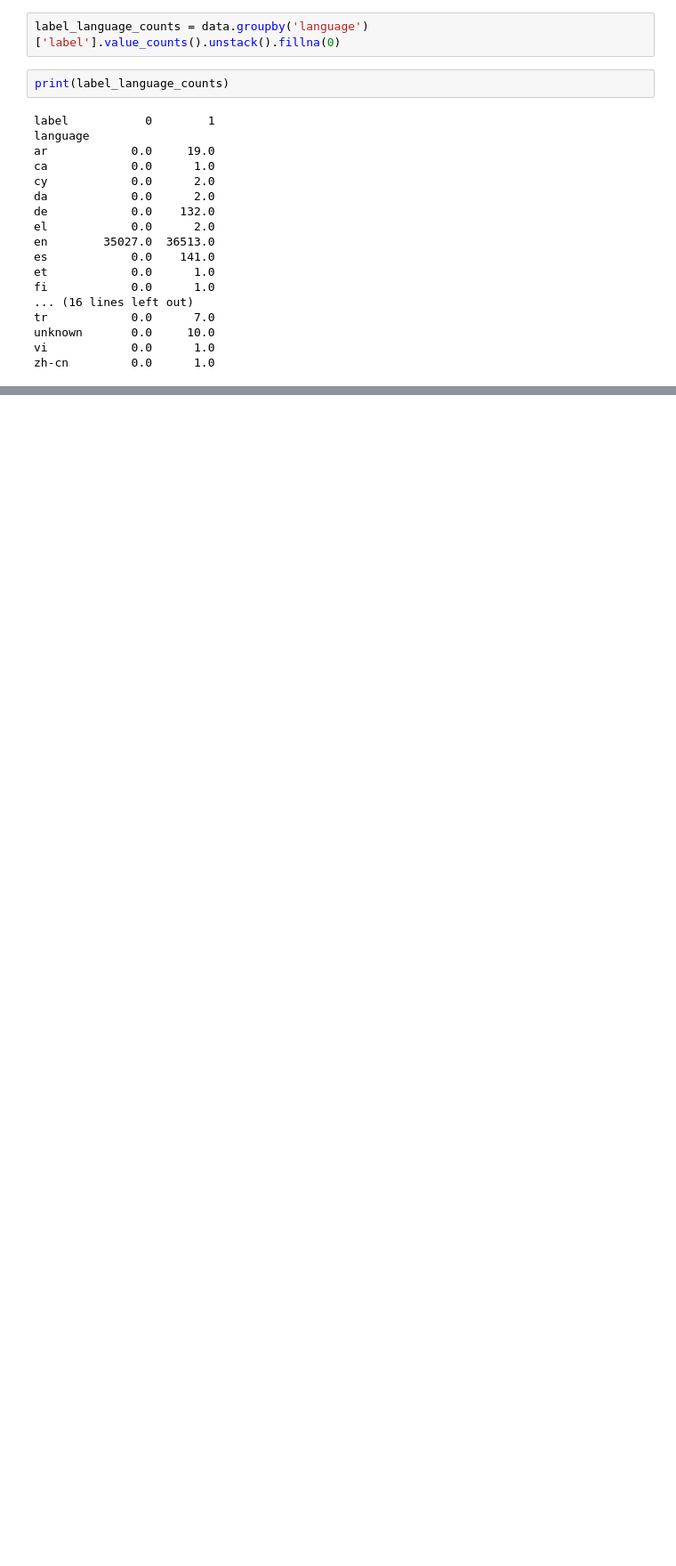
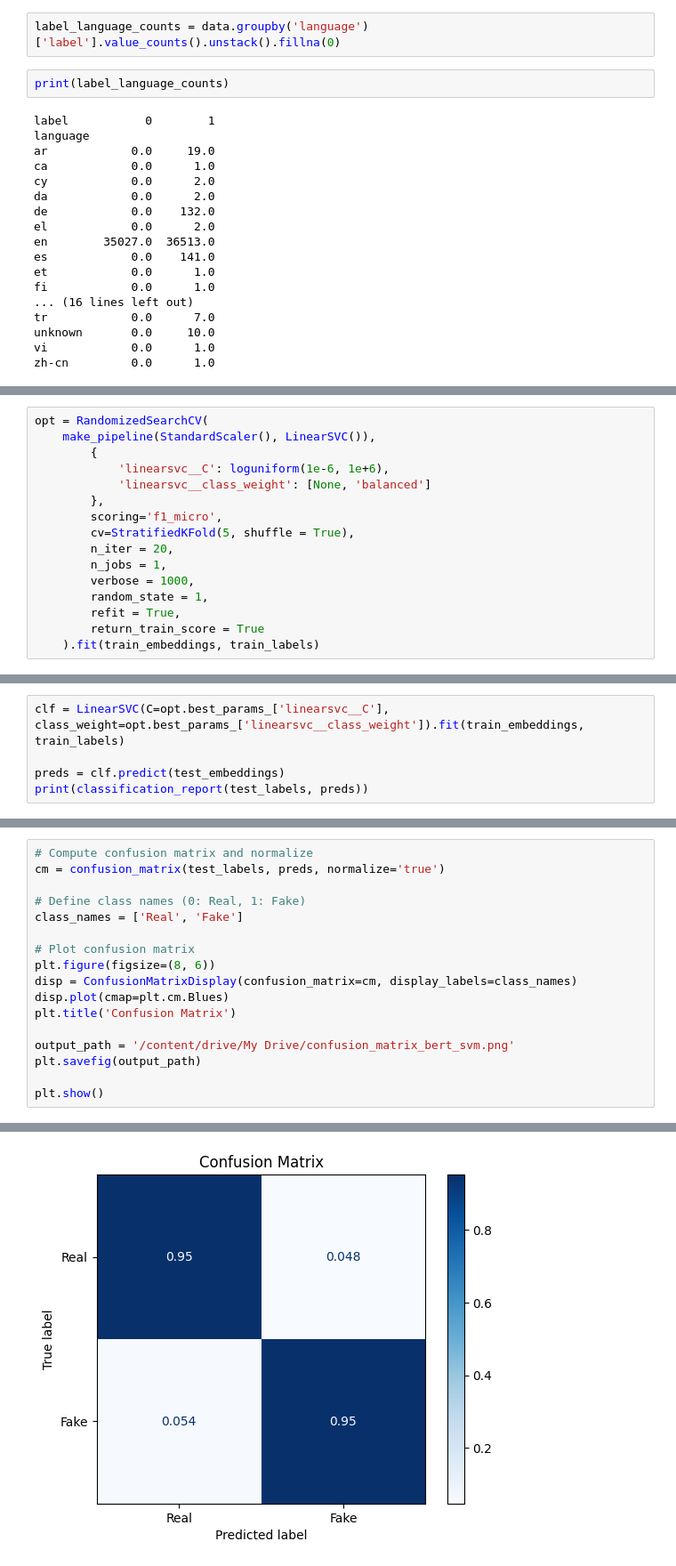
Before and after one commit to aylinkarapanar/fake_news, a Jupyter notebook: Final_Assignment.ipynb, the cells around one changed output, grey strips where cells are left out. Shown at 89% size. Cells and saved outputs as stored; diff of their text form; blank space fills up the shorter version.

```diff
--- a/Final_Assignment.ipynb
+++ b/Final_Assignment.ipynb
@@ -127,0 +457,16 @@ en_data = pd.read_csv('english_articles.csv')
+# %%
+opt = RandomizedSearchCV(
+    make_pipeline(StandardScaler(), LinearSVC()),
+        {
+            'linearsvc__C': loguniform(1e-6, 1e+6),
+            'linearsvc__class_weight': [None, 'balanced']
+        },
+        scoring='f1_micro',
+        cv=StratifiedKFold(5, shuffle = True),
+        n_iter = 20,
+        n_jobs = 1,
+        verbose = 1000,
+        random_state = 1,
+        refit = True,
+        return_train_score = True
+    ).fit(train_embeddings, train_labels)
@@ -127,0 +518,5 @@ en_data = pd.read_csv('english_articles.csv')
+# %%
+clf = LinearSVC(C=opt.best_params_['linearsvc__C'], class_weight=opt.best_params_['linearsvc__class_weight']).fit(train_embeddings, train_labels)
+
+preds = clf.predict(test_embeddings)
+print(classification_report(test_labels, preds))
@@ -127,0 +536,18 @@ en_data = pd.read_csv('english_articles.csv')
+# %%
+# Compute confusion matrix and normalize
+cm = confusion_matrix(test_labels, preds, normalize='true')
+
+# Define class names (0: Real, 1: Fake)
+class_names = ['Real', 'Fake']
+
+# Plot confusion matrix
+plt.figure(figsize=(8, 6))
+disp = ConfusionMatrixDisplay(confusion_matrix=cm, display_labels=class_names)
+disp.plot(cmap=plt.cm.Blues)
+plt.title('Confusion Matrix')
+
+output_path = '/content/drive/My Drive/confusion_matrix_bert_svm.png'
+plt.savefig(output_path)
+
+plt.show()
+# %% [output]
@@ -127,0 +555 @@ en_data = pd.read_csv('english_articles.csv')
+[figure, added]
```
Also changed, not shown: parts of 62 cells of this notebook.
